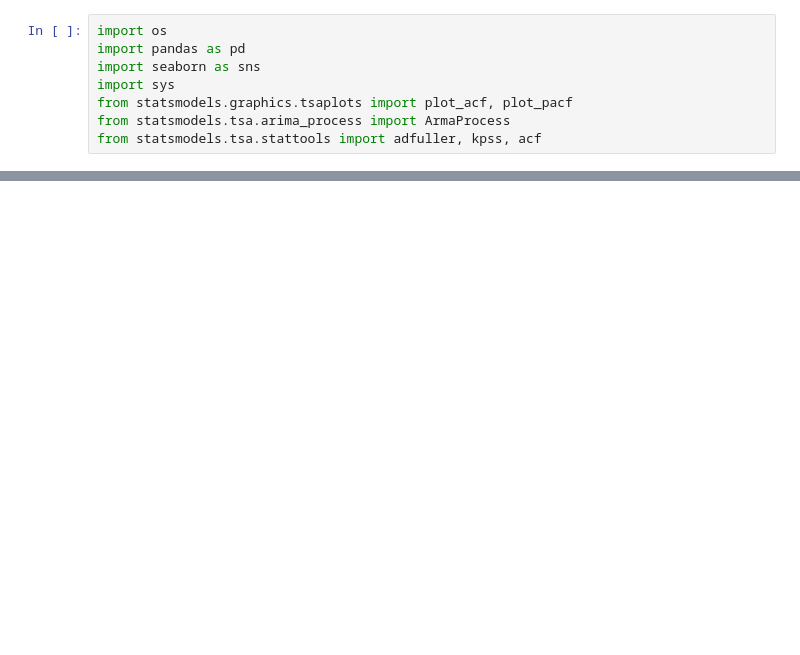
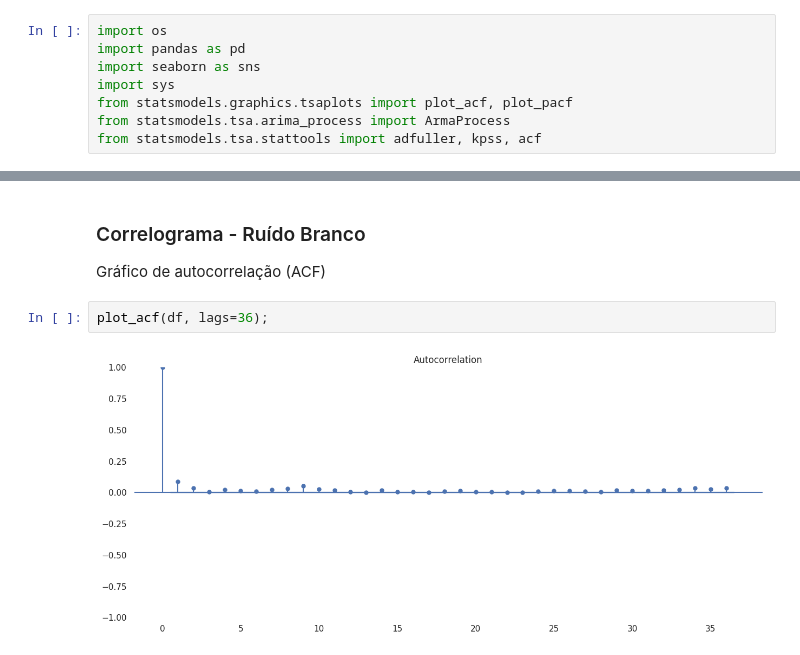
Before and after one commit to redsonlopez/forecast_water, a Jupyter notebook: notebooks/models/forecast_water.ipynb, the cells around one changed output, grey strips where cells are left out. Drawn from its saved outputs; the diff is of its cells as text; blank space fills up the shorter version.

```diff
--- a/notebooks/models/forecast_water.ipynb
+++ b/notebooks/models/forecast_water.ipynb
@@ -38,0 +50,7 @@ sns.lineplot(df);
+# %% [markdown]
+### Correlograma - Ruído Branco
+Gráfico de autocorrelação (ACF)
+# %%
+plot_acf(df, lags=36);
+# %% [output]
+[figure, new version]
```
Also changed, not shown: parts of 17 cells of this notebook.
